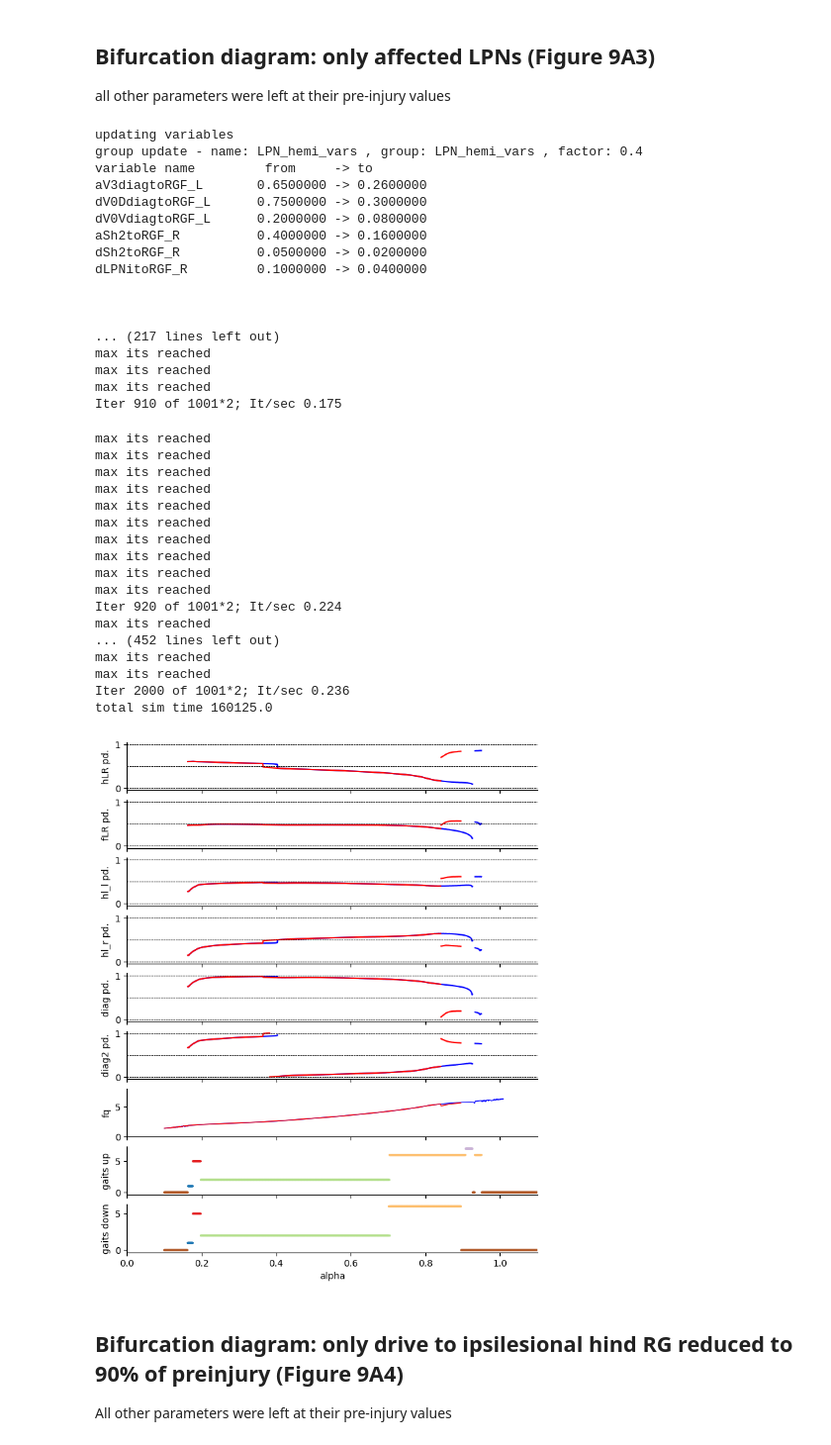
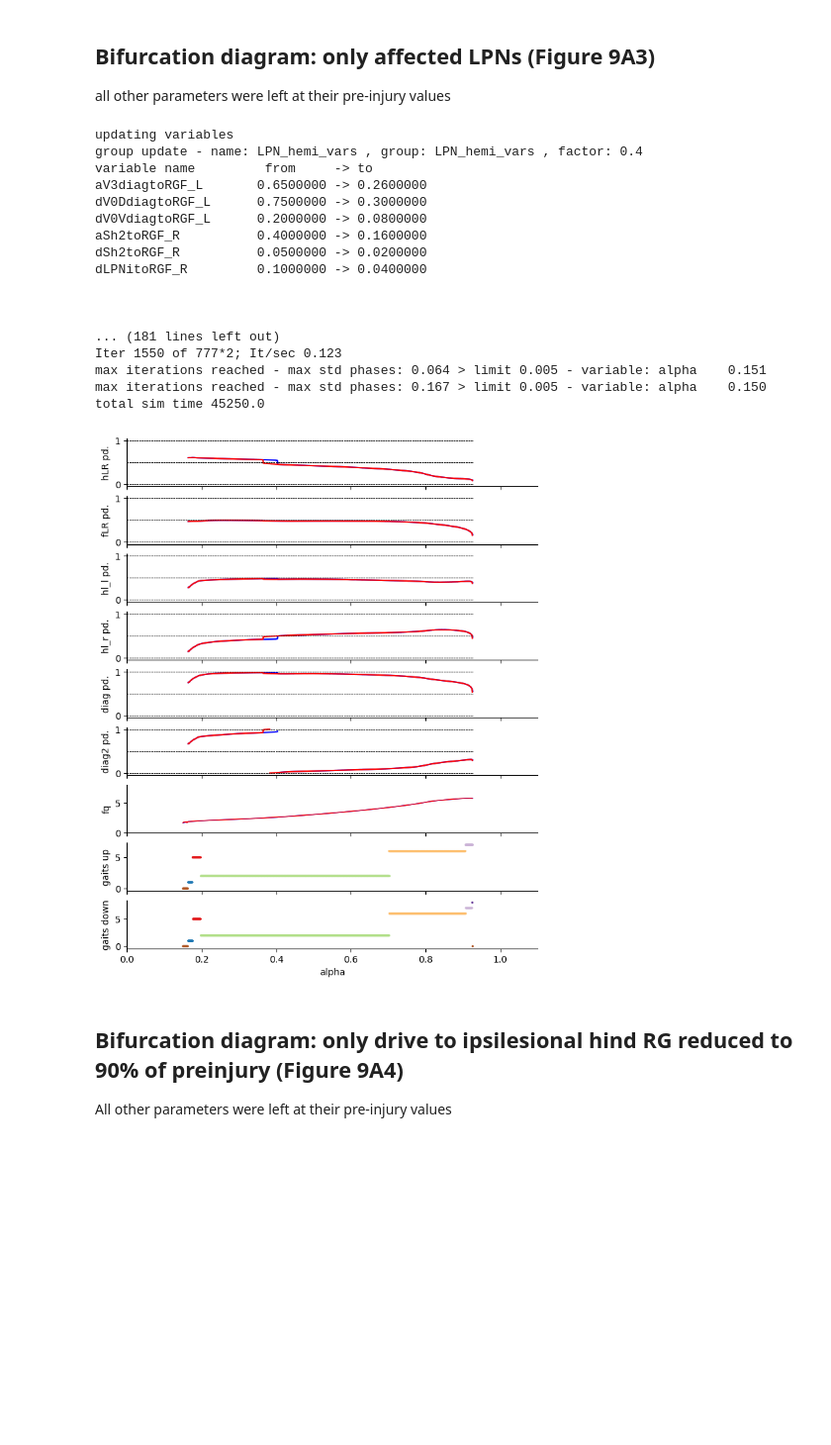
Before and after one commit to dannerlab/rat-sci-locomotion-model, a Jupyter notebook: bifurcation_diagrams.ipynb, the cells around one changed output. Shown at 99% size. Saved outputs shown, nothing was run; the diff lists cells and outputs as text; code cells hidden in the pictures; blank space fills up the shorter version.

```diff
--- a/bifurcation_diagrams.ipynb
+++ b/bifurcation_diagrams.ipynb
@@ -2,14 +17,10 @@
 # Bifurcation diagrams - Figure 9
 # %%
 import CPGNetworkSimulator.tools.py_simulator as nsim
-from CPGNetworkSimulator.tools.plt import  plot_2d_bifurcation_diagram
-from optparse import OptionParser
 import matplotlib.pyplot as plt
 import numpy as np
-from matplotlib.backends.backend_pdf import PdfPages
 from yaml_sim import update_sim_from_yaml,yamlload
 import os
-from datetime import datetime
 from classify_gait import classify_gait
 import seaborn as sns
 import pandas as pd
@@ -115,7 +126,7 @@ def plot_1d_bifurcation_diagram_seg(v,fq,ph,fl_dur,ex_dur,fig_size=(8,10),fqmax=
     axs[7].set_ylabel('gaits up')
     axs[8].set_ylabel('gaits down')
     axs[8].set_xlabel('alpha')
-    return fig
+    return fig,axs
 # %%
 def run_1d_bifurcation(config_fn,a_range = [0.1, 1.1],steps_per_alpha=1000,its_limit=10):
     config = yamlload(config_fn)
@@ -142,7 +153,8 @@ def run_1d_bifurcation(config_fn,a_range = [0.1, 1.1],steps_per_alpha=1000,its_l
     cpg_sim.its_limit = its_limit
 
     v, fq, ph,fl_dur,ex_dur, _ = cpg_sim.do_1d_bifurcation('alpha', a_range, steps)
-    fig = plot_1d_bifurcation_diagram_seg(v, fq, ph, fl_dur,ex_dur,do_symmetry=do_symmetry)
+    fig,axs = plot_1d_bifurcation_diagram_seg(v, fq, ph, fl_dur,ex_dur,do_symmetry=do_symmetry)
+    axs[0].set_xlim([0.0,1.1])
 # %% [markdown]
 ## Bifurcation diagram of the intact case (Figure 9A1)
 # %%
@@ -210,43 +205,26 @@ total sim time 140525.0
 ## Bifurcation diagram: only affected LPNs (Figure 9A3)
 all other parameters were left at their pre-injury values
 # %%
-run_1d_bifurcation('./models/config_hemi_final_only_affected_LPNs.yaml')
+run_1d_bifurcation('./models/config_hemi_final_only_affected_LPNs.yaml',a_range=[0.15,0.926])
 # %% [output]
 updating variables
 group update - name: LPN_hemi_vars , group: LPN_hemi_vars , factor: 0.4
 variable name         from     -> to
 aV3diagtoRGF_L       0.6500000 -> 0.2600000
 dV0DdiagtoRGF_L      0.7500000 -> 0.3000000
 dV0VdiagtoRGF_L      0.2000000 -> 0.0800000
 aSh2toRGF_R          0.4000000 -> 0.1600000
 dSh2toRGF_R          0.0500000 -> 0.0200000
 dLPNitoRGF_R         0.1000000 -> 0.0400000
 
 
 
-... (217 lines left out)
-max its reached
-max its reached
-max its reached
-Iter 910 of 1001*2; It/sec 0.175
+... (181 lines left out)
+Iter 1550 of 777*2; It/sec 0.123
+max iterations reached - max std phases: 0.064 > limit 0.005 - variable: alpha    0.151
+max iterations reached - max std phases: 0.167 > limit 0.005 - variable: alpha    0.150
+total sim time 45250.0
-max its reached
-max its reached
-max its reached
-max its reached
-max its reached
-max its reached
-max its reached
-max its reached
-max its reached
-max its reached
-Iter 920 of 1001*2; It/sec 0.224
-max its reached
-... (452 lines left out)
-max its reached
-max its reached
-Iter 2000 of 1001*2; It/sec 0.236
-total sim time 160125.0
-[figure, old version]
+[figure, new version]
 # %% [markdown]
 ## Bifurcation diagram: only drive to ipsilesional hind RG reduced to 90% of preinjury (Figure 9A4)
 All other parameters were left at their pre-injury values
```
Also changed, not shown: parts of 4 cells of this notebook, 4 other files.
